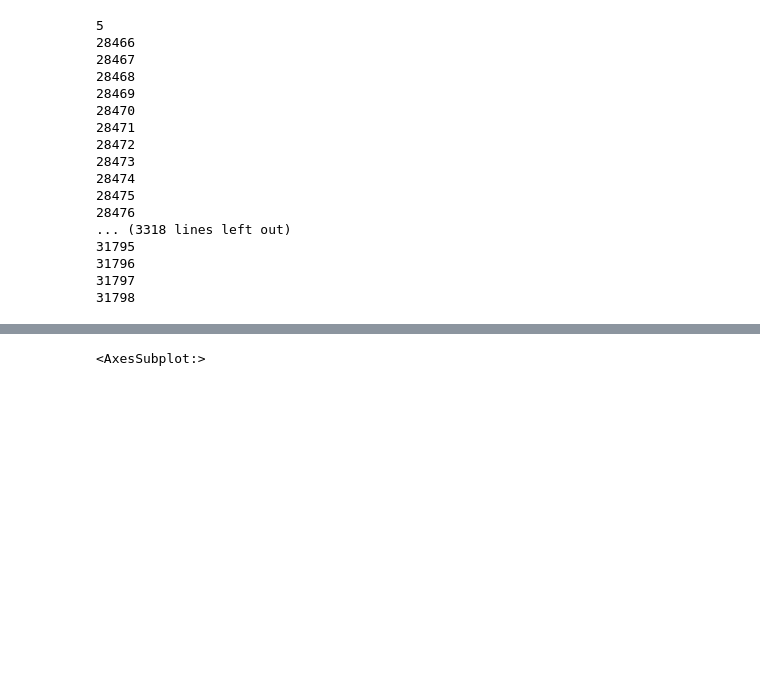
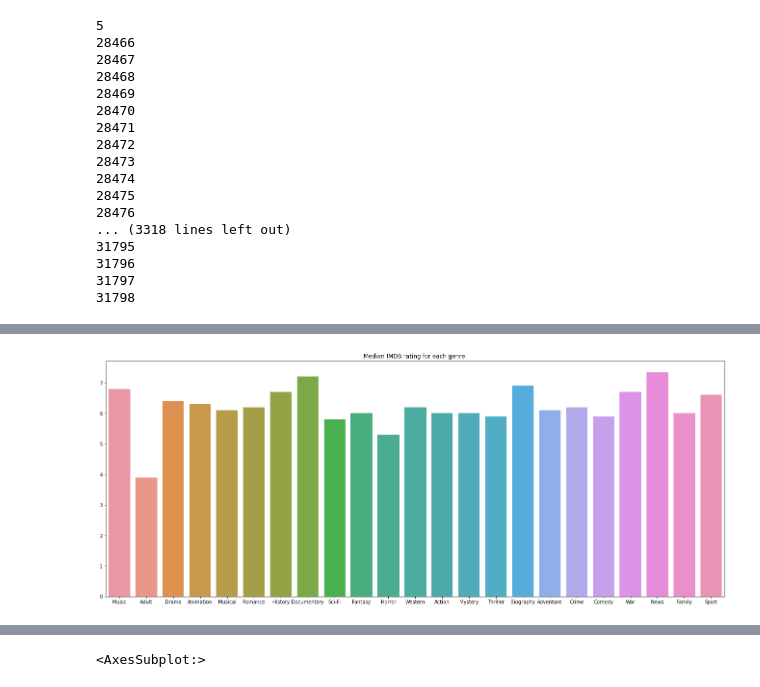
Before and after one commit to moerfii/BigDataAnalytics, a Jupyter notebook: BigDataAnalyticsJoe.ipynb, the cells around one changed output, grey strips where cells are left out. Drawn from its saved outputs; the diff is of its cells as text; code cells hidden in the pictures; blank space fills up the shorter version.

```diff
--- a/BigDataAnalyticsJoe.ipynb
+++ b/BigDataAnalyticsJoe.ipynb
@@ -526,0 +505,16 @@ df.to_csv("data/allData_preprocessed.csv",index=False)
+# %%
+
+
+genre_averageRating = {}
+
+for genre in genreset:
+    genre_averageRating[genre] = df.loc[df[genre] == 1]['averageRating'].median()
+
+keys = list(genre_averageRating.keys())
+vals = [(genre_averageRating[k]) for k in keys]
+plt.figure(figsize=(23,9))
+sns.barplot(x=keys,y=vals)
+plt.title("Median IMDB rating for each genre:")
+plt.show()
+# %% [output]
+[figure, added]
```
Also changed, not shown: parts of 31 cells of this notebook.
